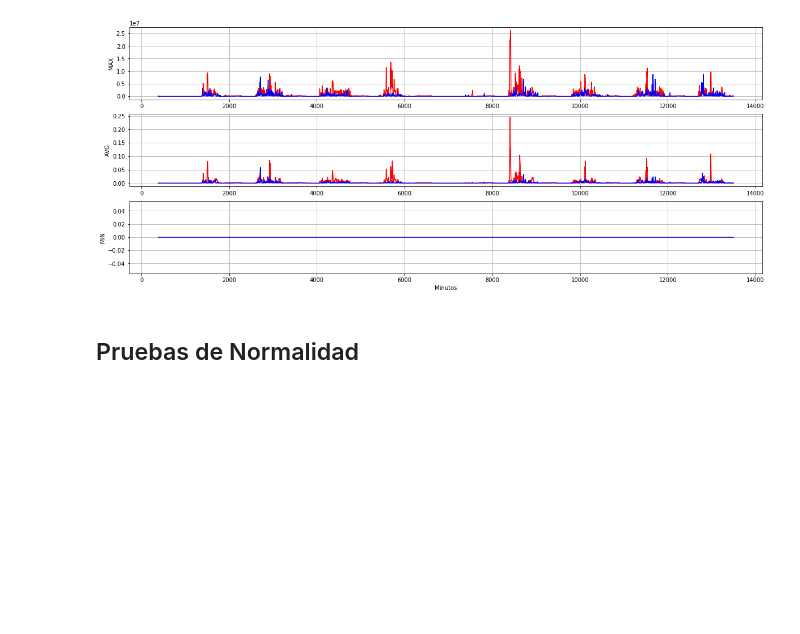
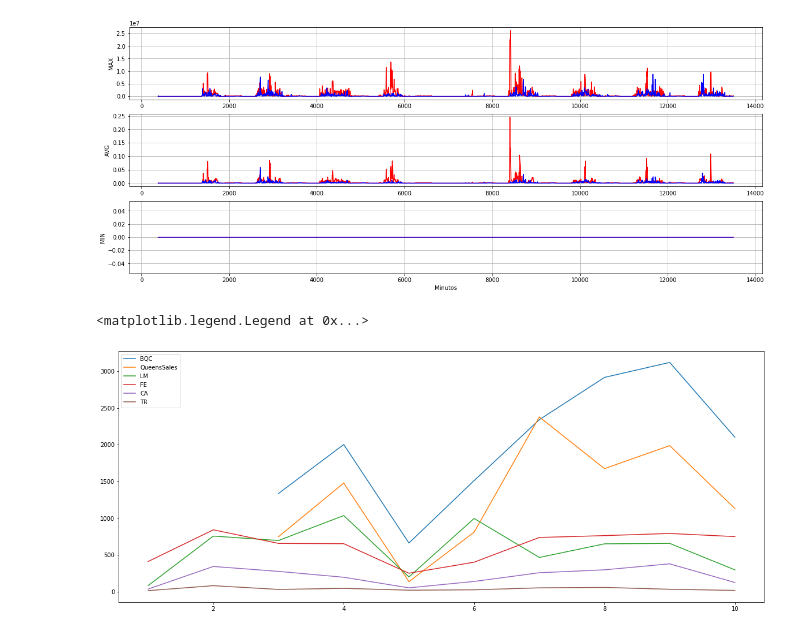
Before and after one commit to JuanLombana/MachineLearning, a Jupyter notebook: CloudLocation/DataAnalysis.ipynb, the cells around one changed output. Cells and saved outputs as stored; diff of their text form; code cells hidden in the pictures; blank space fills up the shorter version.

Commit message:
acumulado diario de red

```diff
--- a/CloudLocation/DataAnalysis.ipynb
+++ b/CloudLocation/DataAnalysis.ipynb
@@ -71,3 +71,10 @@ File readed:05-10-19_PT5M/webflowersVLresults.json
 9180
 File readed:08-10-19_PT5M/webflowersVLresults.json
 13500
+# %%
+accumNTO={}
+for i,r in assets.iterrows():
+    for d in np.arange(1,11):
+        temp = datosNTO[r.Name][(datosNTO[r.Name]['minute'] >= ((d-1)*1440)) & (datosNTO[r.Name]['minute'] < (d*1440))]
+        sumx = temp.apply(np.sum,axis= 0)
+        accumNTO[str(d)+'-'+r.Name] =pd.DataFrame(sumx[1:5])
@@ -166,5 +178,40 @@ ax3.set_xlabel('Minutos')
 # %% [output]
 Text(0.5, 0, 'Minutos')
 [figure]
-# %% [markdown]
-## Pruebas de Normalidad
+# %%
+def obtenerDatosAcumulados(nombreEmpresa):
+    total = np.array([[1,accumNTO['1-'+nombreEmpresa].transpose()['total'][0]]])
+    total = np.append(total, [[2,accumNTO['2-'+nombreEmpresa].transpose()['total'][0]]],axis=0)
+    total = np.append(total, [[3,accumNTO['3-'+nombreEmpresa].transpose()['total'][0]]],axis=0)
+    total = np.append(total, [[4,accumNTO['4-'+nombreEmpresa].transpose()['total'][0]]],axis=0)
+    total = np.append(total, [[5,accumNTO['5-'+nombreEmpresa].transpose()['total'][0]]],axis=0)
+    total = np.append(total, [[6,accumNTO['6-'+nombreEmpresa].transpose()['total'][0]]],axis=0)
+    total = np.append(total, [[7,accumNTO['7-'+nombreEmpresa].transpose()['total'][0]]],axis=0)
+    total = np.append(total, [[8,accumNTO['8-'+nombreEmpresa].transpose()['total'][0]]],axis=0)
+    total = np.append(total, [[9,accumNTO['9-'+nombreEmpresa].transpose()['total'][0]]],axis=0)
+    total = np.append(total, [[10,accumNTO['10-'+nombreEmpresa].transpose()['total'][0]]],axis=0)
+    acumm = pd.DataFrame(total,columns=['dia','acumulado'])
+    acumm.dropna(axis=0,how='any')
+    return acumm
+# %%
+Acumm1=obtenerDatosAcumulados('WebFlowersLM')
+Acumm2=obtenerDatosAcumulados('WebFlowersBQC')
+Acumm3=obtenerDatosAcumulados('WebFlowersQueensSales')
+Acumm4=obtenerDatosAcumulados('WebFlowersCA')
+Acumm5=obtenerDatosAcumulados('WebFlowersTR')
+Acumm6=obtenerDatosAcumulados('WebFlowersFE')
+plt.figure(figsize=(20,8))
+
+plt.plot(Acumm2['dia'], Acumm2['acumulado']/(math.pow(1024,2)), label='BQC')
+plt.plot(Acumm3['dia'], Acumm3['acumulado']/(math.pow(1024,2)), label='QueensSales')
+
+plt.plot(Acumm1['dia'], Acumm1['acumulado']/(math.pow(1024,2)), label='LM')
+plt.plot(Acumm6['dia'], Acumm6['acumulado']/(math.pow(1024,2)), label='FE')
+
+plt.plot(Acumm4['dia'], Acumm4['acumulado']/(math.pow(1024,2)), label='CA')
+plt.plot(Acumm5['dia'], Acumm5['acumulado']/(math.pow(1024,2)), label='TR')
+#plt.ylim(0,800)
+plt.legend()
+# %% [output]
+<matplotlib.legend.Legend at 0x...>
+[figure, added]
```
Also changed, not shown: parts of 11 cells of this notebook.
